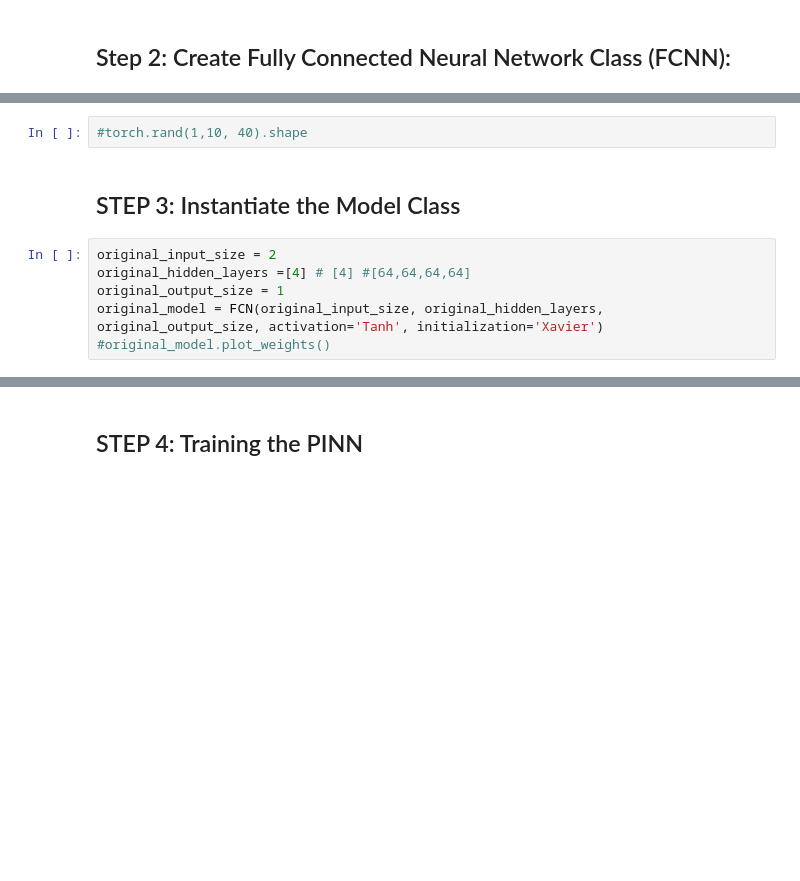
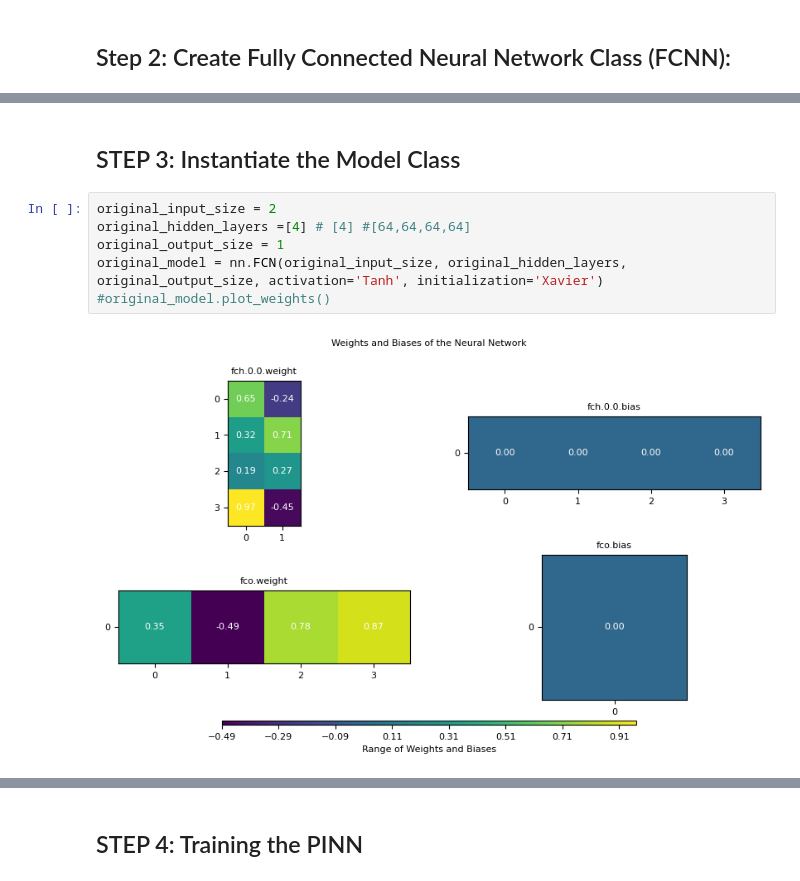
Before and after one commit to luiscssza/PINNS, a Jupyter notebook: BM/Dimless_equa_gauss_distri_PINN_oscillator_1D_cpu_t_mu_in_AS-I.ipynb, the cells around one changed output, grey strips where cells are left out. Saved outputs shown, nothing was run; the diff lists cells and outputs as text; blank space fills up the shorter version.

```diff
--- a/BM/Dimless_equa_gauss_distri_PINN_oscillator_1D_cpu_t_mu_in_AS-I.ipynb
+++ b/BM/Dimless_equa_gauss_distri_PINN_oscillator_1D_cpu_t_mu_in_AS-I.ipynb
@@ -1282,12 +373,12 @@ class TrainModel:
-# %%
-#torch.rand(1,10, 40).shape
 # %% [markdown]
 ## STEP 3: Instantiate the Model Class
 # %%
 original_input_size = 2
 original_hidden_layers =[4] # [4] #[64,64,64,64]
 original_output_size = 1
-original_model = FCN(original_input_size, original_hidden_layers, original_output_size, activation='Tanh', initialization='Xavier')
+original_model = nn.FCN(original_input_size, original_hidden_layers, original_output_size, activation='Tanh', initialization='Xavier')
 #original_model.plot_weights()
+# %% [output]
+[figure, added]
 # %%
 test_mu = 5
```
Also changed, not shown: parts of 28 cells of this notebook, 5 other files.
